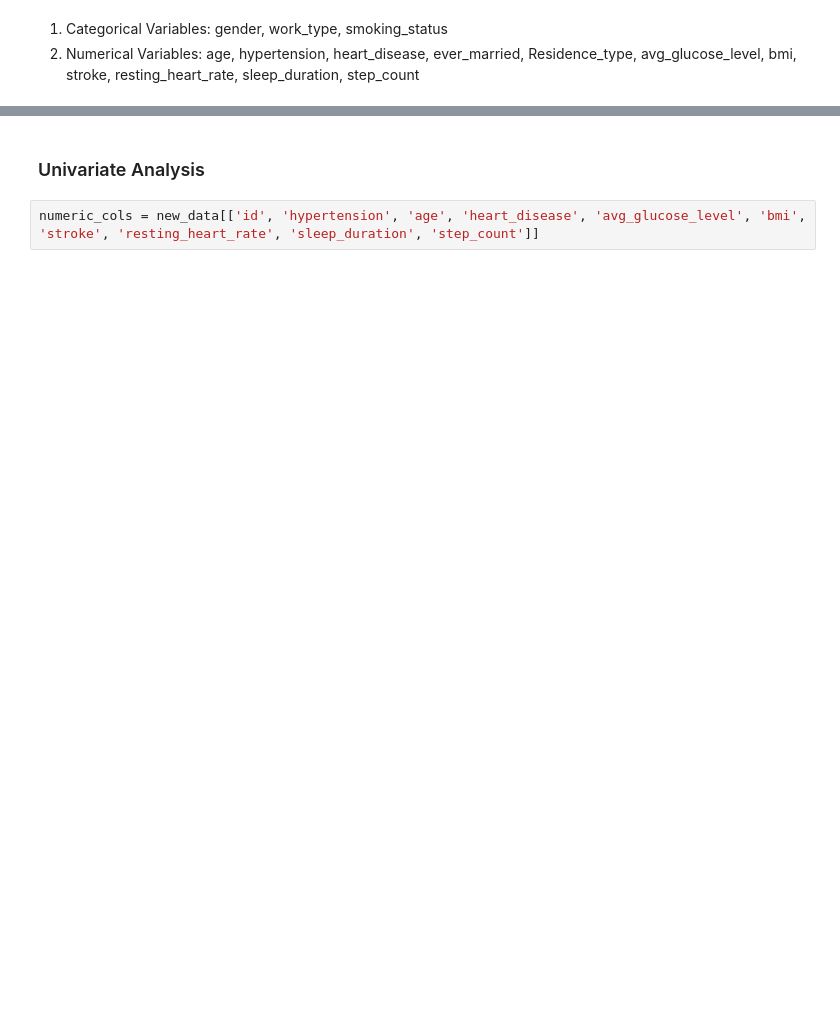
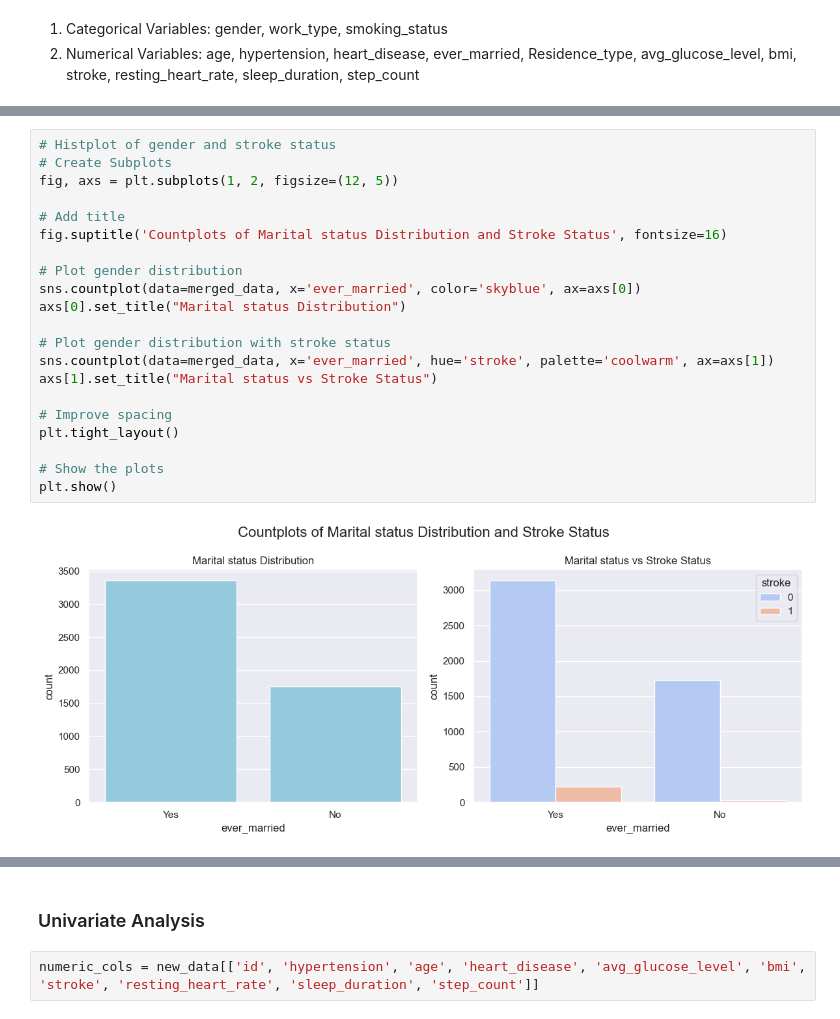
Before and after one commit to Gtalen/PFDA, a Jupyter notebook: pfda_project/stroke_prediction.ipynb, the cells around one changed output, grey strips where cells are left out. Cells and saved outputs as stored; diff of their text form; blank space fills up the shorter version.

```diff
--- a/pfda_project/stroke_prediction.ipynb
+++ b/pfda_project/stroke_prediction.ipynb
@@ -454,2 +486,25 @@ num_var = merged_data[['age', 'hypertension', 'heart_disease',    'avg_glucose_l
+# %%
+# Histplot of gender and stroke status
+# Create Subplots
+fig, axs = plt.subplots(1, 2, figsize=(12, 5))
+
+# Add title
+fig.suptitle('Countplots of Marital status Distribution and Stroke Status', fontsize=16)
+
+# Plot gender distribution
+sns.countplot(data=merged_data, x='ever_married', color='skyblue', ax=axs[0])
+axs[0].set_title("Marital status Distribution")
+
+# Plot gender distribution with stroke status
+sns.countplot(data=merged_data, x='ever_married', hue='stroke', palette='coolwarm', ax=axs[1])
+axs[1].set_title("Marital status vs Stroke Status")
+
+# Improve spacing
+plt.tight_layout()
+
+# Show the plots
+plt.show()
+# %% [output]
+[figure, added]
 # %%
 # Create Subplots
```
Also changed, not shown: parts of 10 cells of this notebook, 1 other file.
